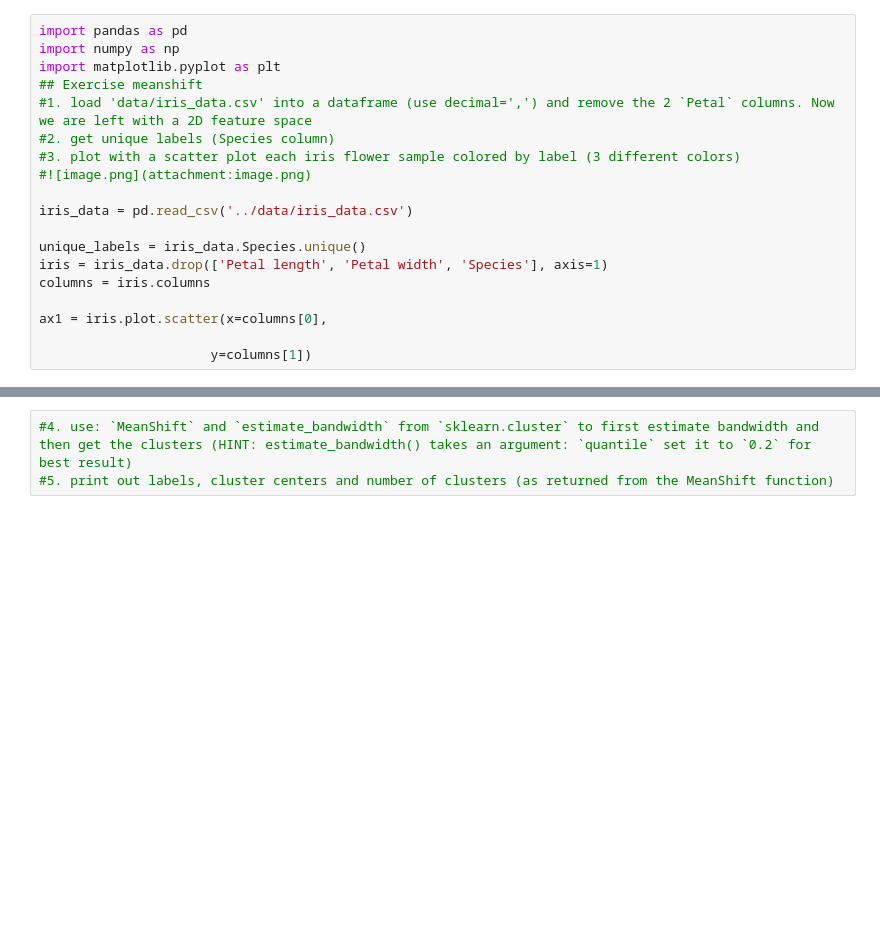
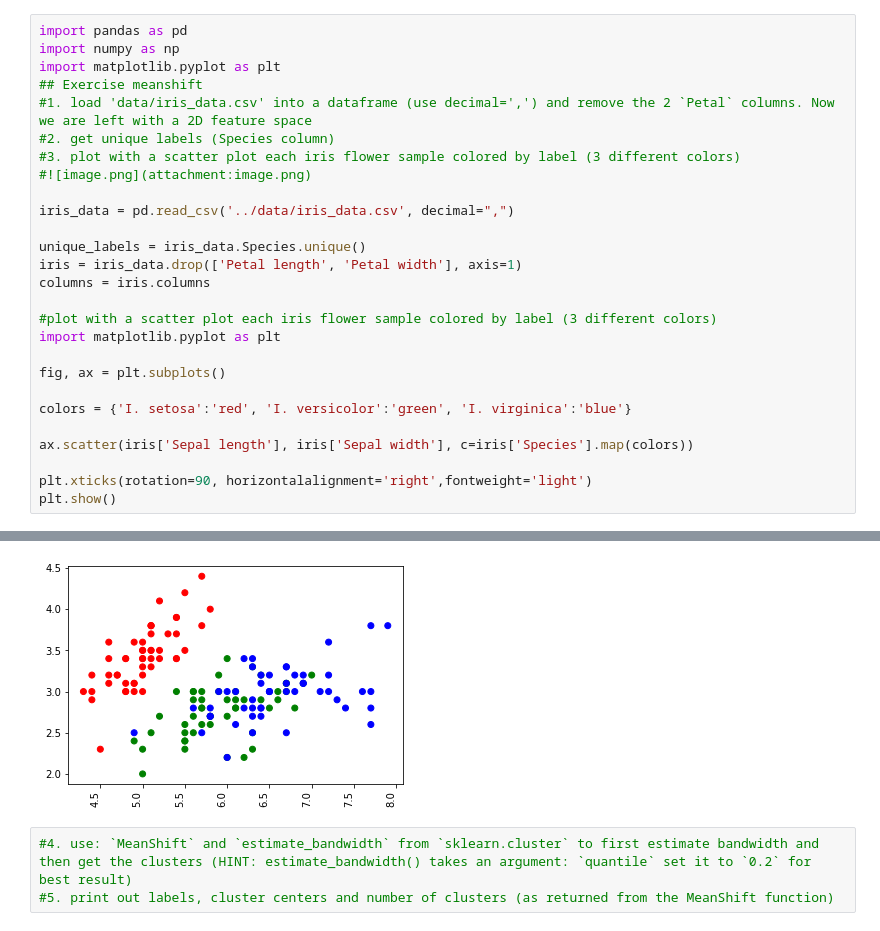
Before and after one commit to LukasBangStoltz/python_handin_template, a Jupyter notebook: Week_10.ipynb, the cells around one changed output, grey strips where cells are left out. Cells and saved outputs as stored; diff of their text form; blank space fills up the shorter version.

```diff
--- a/Week_10.ipynb
+++ b/Week_10.ipynb
@@ -8,13 +8,21 @@ import matplotlib.pyplot as plt
 #3. plot with a scatter plot each iris flower sample colored by label (3 different colors)
 #![image.png](attachment:image.png)
 
-iris_data = pd.read_csv('../data/iris_data.csv')
+iris_data = pd.read_csv('../data/iris_data.csv', decimal=",")
 
 unique_labels = iris_data.Species.unique()
-iris = iris_data.drop(['Petal length', 'Petal width', 'Species'], axis=1)
+iris = iris_data.drop(['Petal length', 'Petal width'], axis=1)
 columns = iris.columns
 
-ax1 = iris.plot.scatter(x=columns[0],
+#plot with a scatter plot each iris flower sample colored by label (3 different colors)
+import matplotlib.pyplot as plt
 
-                      y=columns[1])
+fig, ax = plt.subplots()
+
+colors = {'I. setosa':'red', 'I. versicolor':'green', 'I. virginica':'blue'}
+
+ax.scatter(iris['Sepal length'], iris['Sepal width'], c=iris['Species'].map(colors))
+
+plt.xticks(rotation=90, horizontalalignment='right',fontweight='light')
+plt.show()
 # %% [output]
@@ -23,3 +29,4 @@ ax1 = iris.plot.scatter(x=columns[0],
+[figure, added]
 # %%
 #4. use: `MeanShift` and `estimate_bandwidth` from `sklearn.cluster` to first estimate bandwidth and then get the clusters (HINT: estimate_bandwidth() takes an argument: `quantile` set it to `0.2` for best result)
 #5. print out labels, cluster centers and number of clusters (as returned from the MeanShift function)
```
Also changed, not shown: parts of 5 cells of this notebook.
